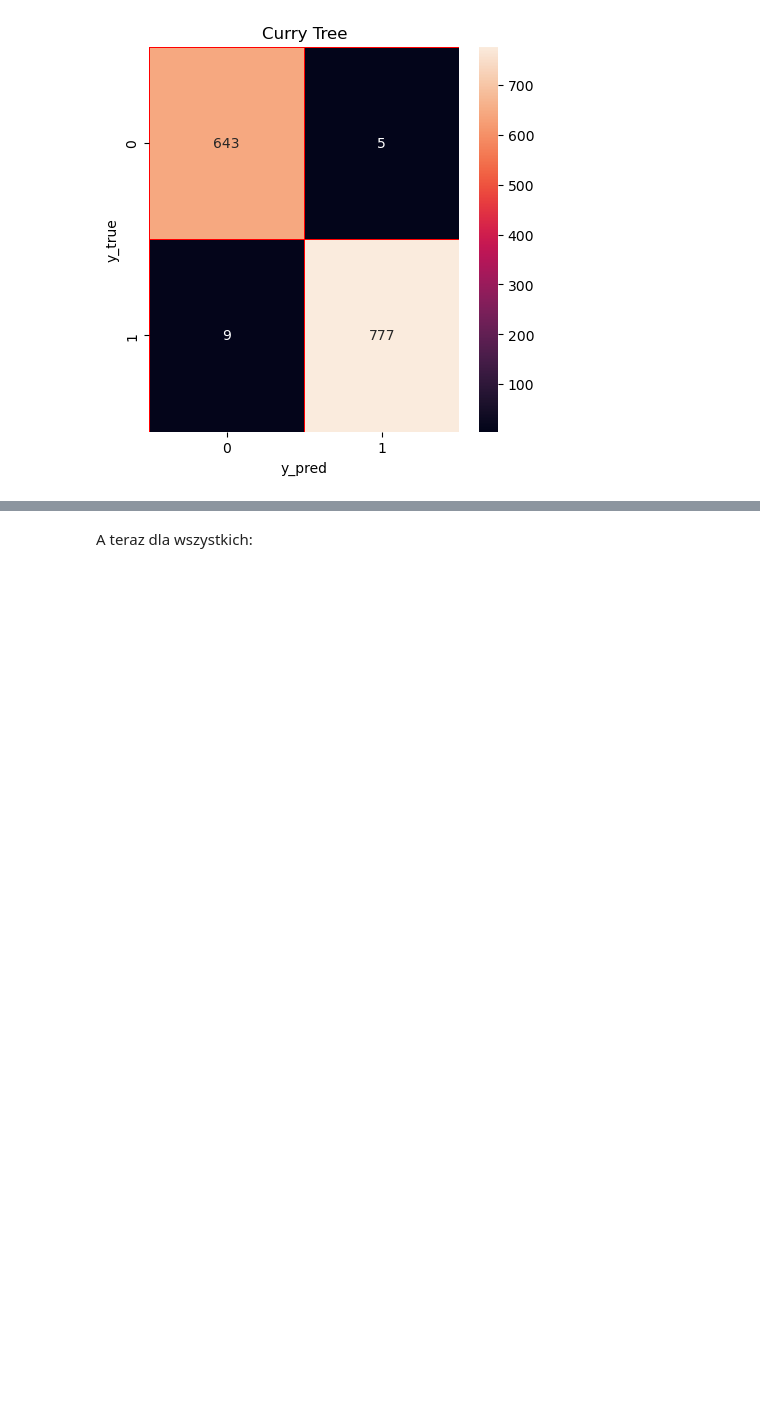
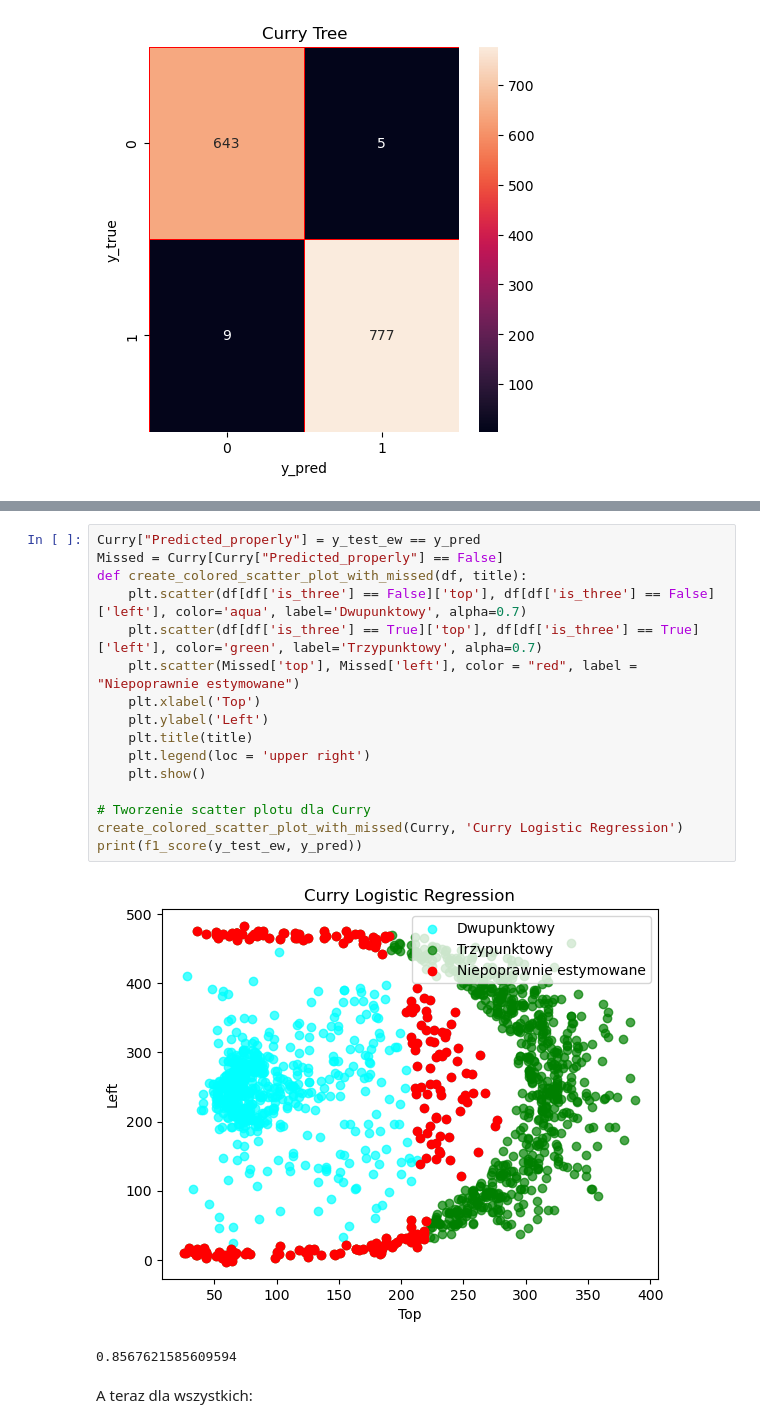
Before and after one commit to MichalBrodackiPJA/Eksploracja-i-Wizualizacja-Danych, a Jupyter notebook: Projekt_koncowy/Projekt.ipynb, the cells around one changed output, grey strips where cells are left out. Saved outputs shown, nothing was run; the diff lists cells and outputs as text; blank space fills up the shorter version.

```diff
--- a/Projekt_koncowy/Projekt.ipynb
+++ b/Projekt_koncowy/Projekt.ipynb
@@ -465,3 +505,22 @@ create_colored_scatter_plot_with_missed(Curry, 'Curry Decision Tree')
+# %%
+Curry["Predicted_properly"] = y_test_ew == y_pred
+Missed = Curry[Curry["Predicted_properly"] == False]
+def create_colored_scatter_plot_with_missed(df, title):
+    plt.scatter(df[df['is_three'] == False]['top'], df[df['is_three'] == False]['left'], color='aqua', label='Dwupunktowy', alpha=0.7)
+    plt.scatter(df[df['is_three'] == True]['top'], df[df['is_three'] == True]['left'], color='green', label='Trzypunktowy', alpha=0.7)
+    plt.scatter(Missed['top'], Missed['left'], color = "red", label = "Niepoprawnie estymowane")
+    plt.xlabel('Top')
+    plt.ylabel('Left')
+    plt.title(title)
+    plt.legend(loc = 'upper right')
+    plt.show()
+
+# Tworzenie scatter plotu dla Curry
+create_colored_scatter_plot_with_missed(Curry, 'Curry Logistic Regression')
+print(f1_score(y_test_ew, y_pred))
+# %% [output]
+[figure, added]
+0.8567621585609594
 # %% [markdown]
 A teraz dla wszystkich:
 # %%
```
Also changed, not shown: parts of 15 cells of this notebook.
